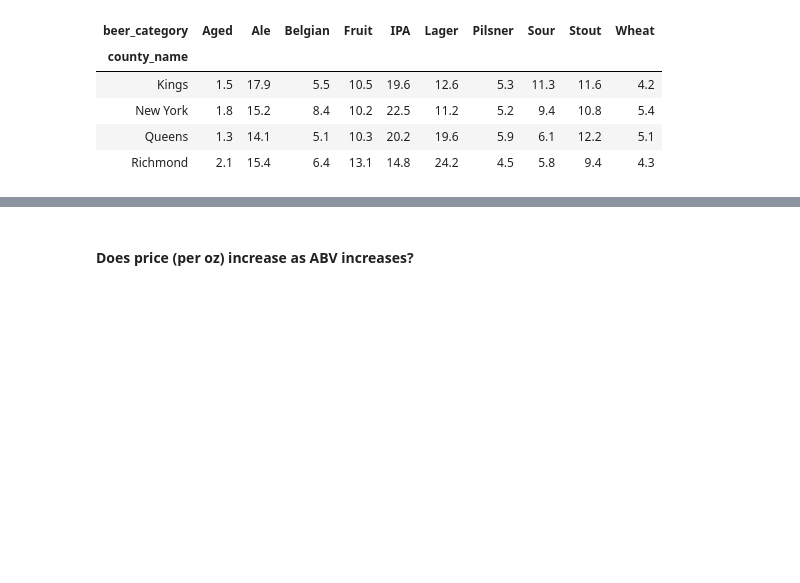
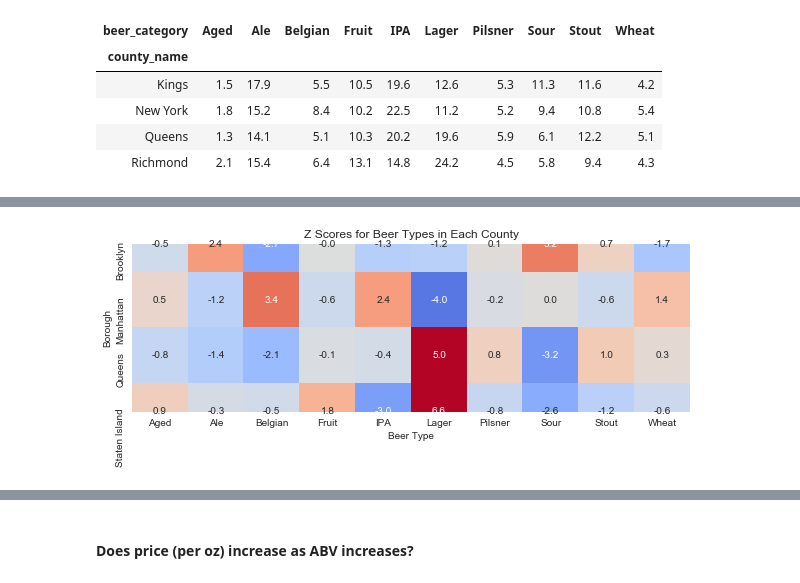
Before and after one commit to rcharan/beer-pubs, a Jupyter notebook: statistical_tests.ipynb, the cells around one changed output, grey strips where cells are left out. Cells and saved outputs as stored; diff of their text form; code cells hidden in the pictures; blank space fills up the shorter version.

```diff
--- a/statistical_tests.ipynb
+++ b/statistical_tests.ipynb
@@ -116,0 +180,14 @@ sns.heatmap(row_freq)
+# %%
+%%capture
+fig, ax = plt.subplots(figsize = (10,5))
+sns.heatmap(z_table, center = 0, vmin = -5, vmax = 5, annot = True,
+            fmt = '.1f', square = True, cmap = 'coolwarm', cbar = False, ax = ax)
+
+ax.set_xlabel('Beer Type')
+ax.set_ylabel('Borough')
+ax.set_yticklabels(['Brooklyn', 'Manhattan', 'Queens', 'Staten Island'])
+ax.set_title('Z Scores for Beer Types in Each County')
+# %%
+fig
+# %% [output]
+[figure, added]
```
Also changed, not shown: parts of 31 cells of this notebook.
